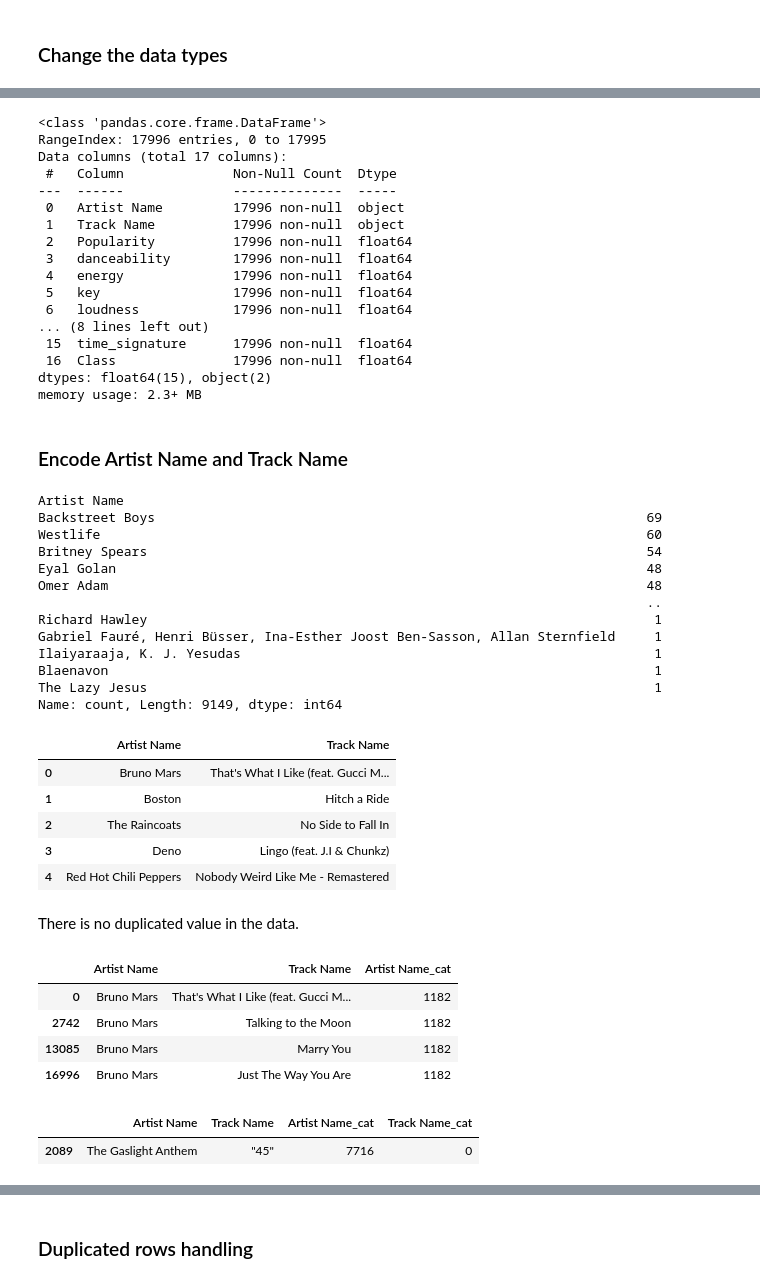
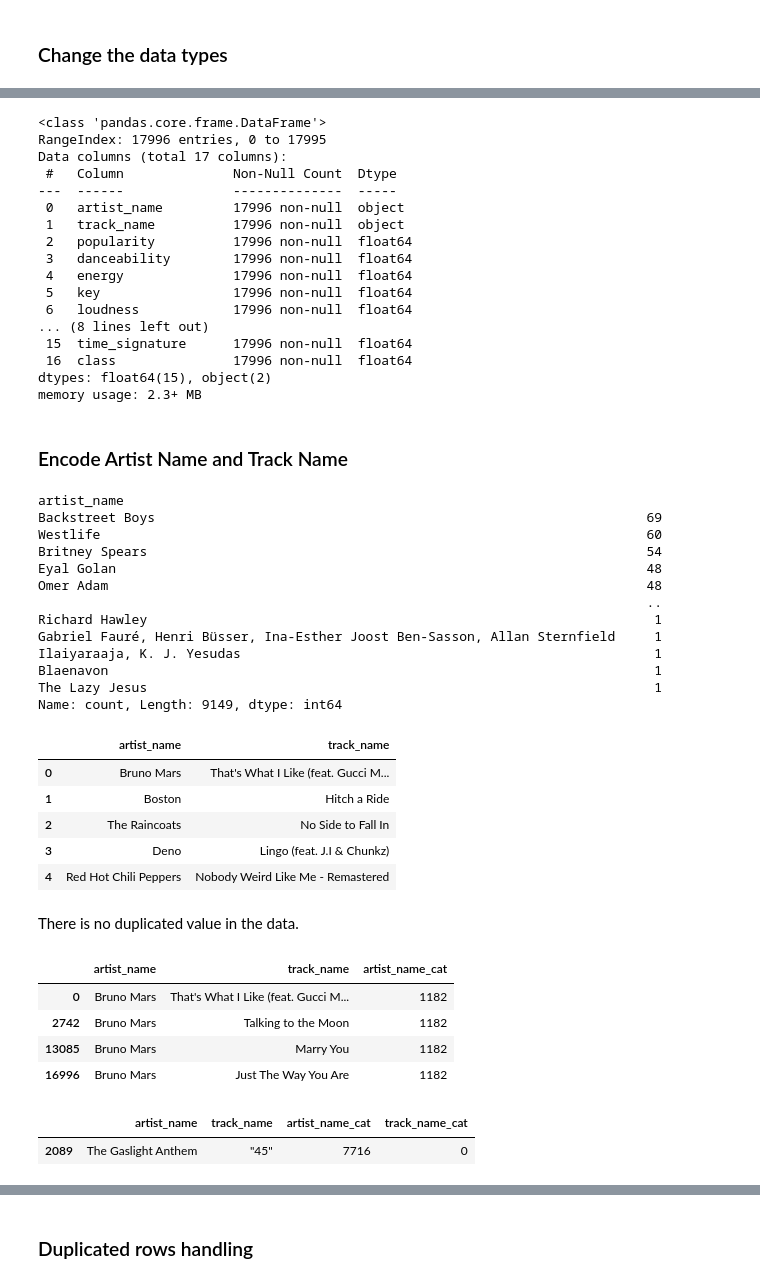
Before and after one commit to Hugo-Leyx-valade/projet-ML, a Jupyter notebook: Untitled1.ipynb, the cells around one changed output, grey strips where cells are left out. Cells and saved outputs as stored; diff of their text form; code cells hidden in the pictures.

```diff
--- a/Untitled1.ipynb
+++ b/Untitled1.ipynb
@@ -143,12 +142,12 @@ Popularity : 428
 key : 2014
 instrumentalness : 4377
 # %%
-avg_popularity = df["Popularity"].astype("float").mean(axis=0)
+avg_popularity = df["popularity"].astype("float").mean(axis=0)
 print(avg_popularity)
 # %% [output]
 44.51212431693989
 # %%
-df.loc[df['Popularity'].isna(), 'Popularity'] = avg_popularity
+df.loc[df['popularity'].isna(), 'popularity'] = avg_popularity
 # %%
 df.loc[df['key'].isna(), 'key'] = df['key'].value_counts().idxmax()
 df.loc[df['instrumentalness'].isna(), 'instrumentalness'] = df['instrumentalness'].value_counts().idxmax()
@@ -200,7 +199,7 @@ memory usage: 2.3+ MB
 # %%
 df['mode'] = df['mode'].astype(float)
 df['time_signature'] = df['time_signature'].astype(float)
-df['Class'] = df['Class'].astype(float)
+df['class'] = df['class'].astype(float)
 df.info();
 # %% [output]
 <class 'pandas.core.frame.DataFrame'>
@@ -208,24 +207,24 @@ RangeIndex: 17996 entries, 0 to 17995
 Data columns (total 17 columns):
  #   Column              Non-Null Count  Dtype
 ---  ------              --------------  -----
- 0   Artist Name         17996 non-null  object
- 1   Track Name          17996 non-null  object
- 2   Popularity          17996 non-null  float64
+ 0   artist_name         17996 non-null  object
+ 1   track_name          17996 non-null  object
+ 2   popularity          17996 non-null  float64
  3   danceability        17996 non-null  float64
  4   energy              17996 non-null  float64
  5   key                 17996 non-null  float64
  6   loudness            17996 non-null  float64
 ... (8 lines left out)
  15  time_signature      17996 non-null  float64
- 16  Class               17996 non-null  float64
+ 16  class               17996 non-null  float64
 dtypes: float64(15), object(2)
 memory usage: 2.3+ MB
 # %% [markdown]
 ### Encode Artist Name and Track Name
 # %%
-df["Artist Name"].value_counts()
+df["artist_name"].value_counts()
 # %% [output]
-Artist Name
+artist_name
 Backstreet Boys                                                               69
 Westlife                                                                      60
 Britney Spears                                                                54
@@ -242,7 +241,7 @@ Name: count, Length: 9149, dtype: int64
 obj_df = df.select_dtypes(include=['object']).copy()
 obj_df.head()
 # %% [output]
-|  | Artist Name | Track Name |
+|  | artist_name | track_name |
 | 0 | Bruno Mars | That's What I Like (feat. Gucci M... |
 | 1 | Boston | Hitch a Ride |
 | 2 | The Raincoats | No Side to Fall In |
@@ -251,29 +250,29 @@ obj_df.head()
 # %% [markdown]
 There is no duplicated value in the data.
 # %%
-obj_df["Artist Name"] = obj_df["Artist Name"].astype('category')
+obj_df["artist_name"] = obj_df["artist_name"].astype('category')
 obj_df.dtypes
 
-obj_df["Artist Name_cat"] = obj_df["Artist Name"].cat.codes
+obj_df["artist_name_cat"] = obj_df["artist_name"].cat.codes
 obj_df.head()
 
-obj_df.loc[obj_df['Artist Name'] == "Bruno Mars"]
+obj_df.loc[obj_df['artist_name'] == "Bruno Mars"]
 # %% [output]
-|  | Artist Name | Track Name | Artist Name_cat |
+|  | artist_name | track_name | artist_name_cat |
 | 0 | Bruno Mars | That's What I Like (feat. Gucci M... | 1182 |
 | 2742 | Bruno Mars | Talking to the Moon | 1182 |
 | 13085 | Bruno Mars | Marry You | 1182 |
 | 16996 | Bruno Mars | Just The Way You Are | 1182 |
 # %%
-obj_df["Track Name"] = obj_df["Track Name"].astype('category')
+obj_df["track_name"] = obj_df["track_name"].astype('category')
 obj_df.dtypes
 
-obj_df["Track Name_cat"] = obj_df["Track Name"].cat.codes
+obj_df["track_name_cat"] = obj_df["track_name"].cat.codes
 obj_df.head()
 
-obj_df.loc[obj_df['Track Name_cat'] == 0]
+obj_df.loc[obj_df['track_name_cat'] == 0]
 # %% [output]
-|  | Artist Name | Track Name | Artist Name_cat | Track Name_cat |
+|  | artist_name | track_name | artist_name_cat | track_name_cat |
 | 2089 | The Gaslight Anthem | "45" | 7716 | 0 |
 # %%
 obj_df.head()
```
Also changed, not shown: parts of 28 cells of this notebook.
